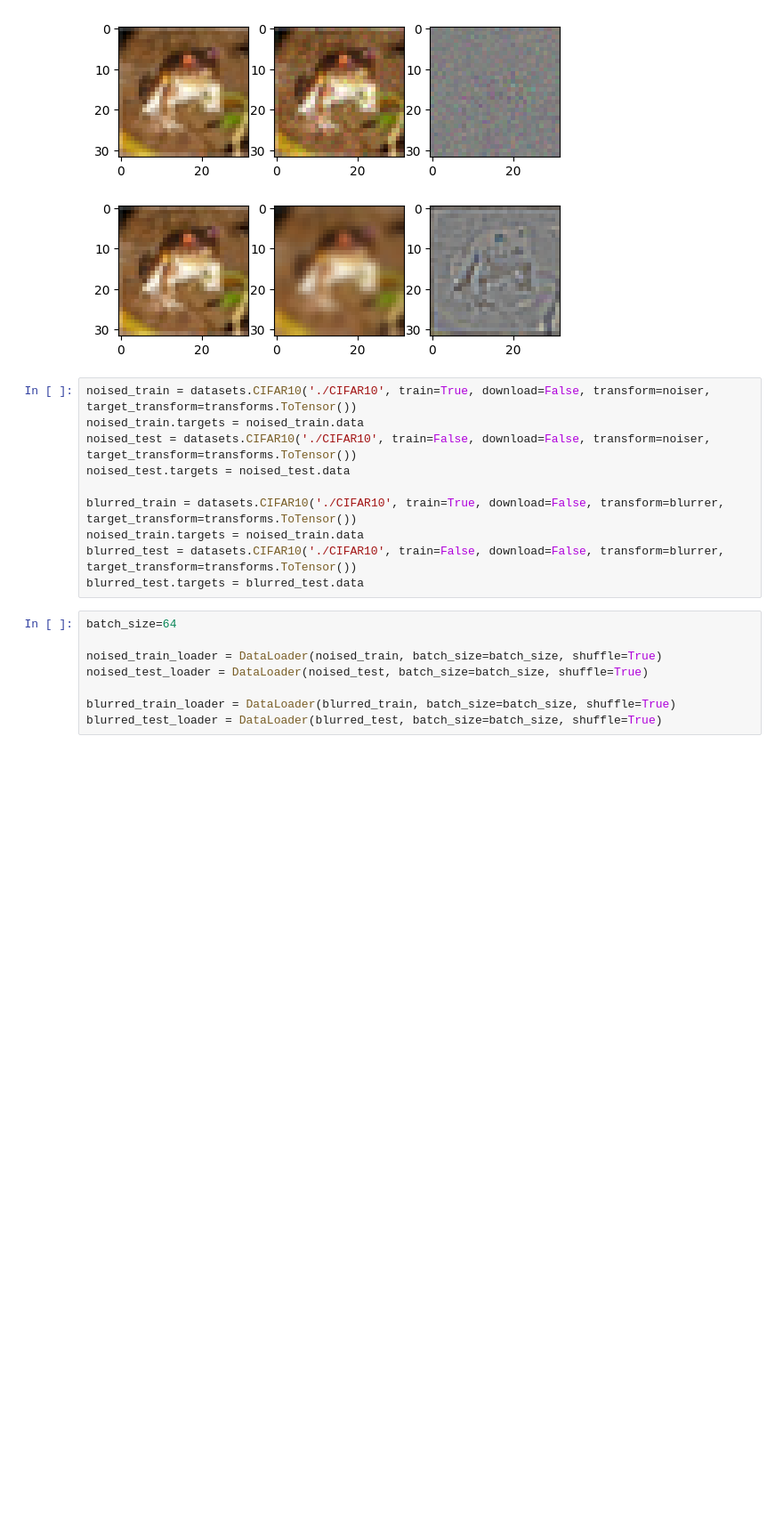
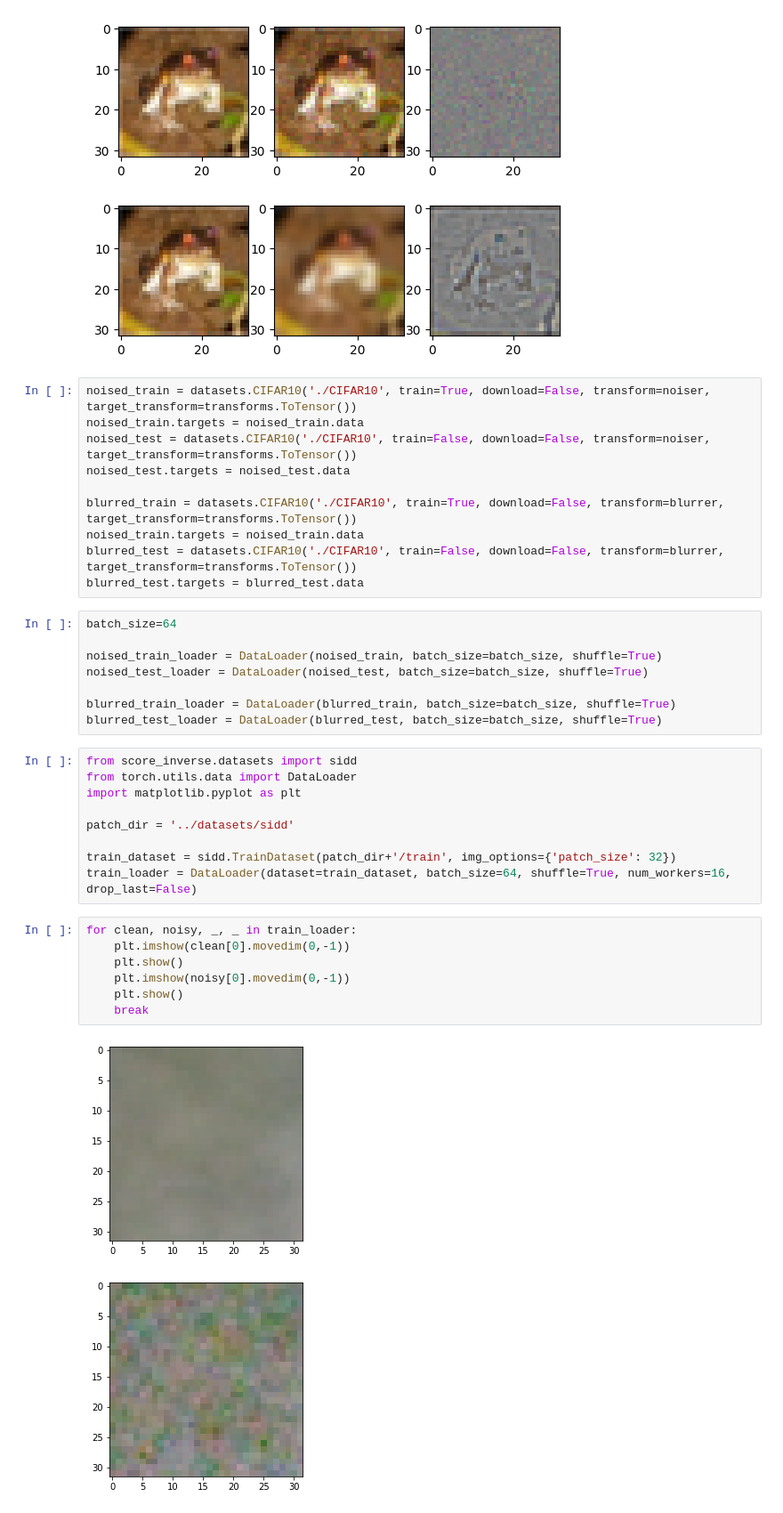
Before and after one commit to andylolu2/score-sde-inverse, a Jupyter notebook: notebooks/test.ipynb, the cells around one changed output. Shown at 89% size. Drawn from its saved outputs; the diff is of its cells as text; blank space fills up the shorter version.

Commit message:
sidd dataset and dataloaders

```diff
--- a/notebooks/test.ipynb
+++ b/notebooks/test.ipynb
@@ -134,3 +134,22 @@ noised_test_loader = DataLoader(noised_test, batch_size=batch_size, shuffle=True
 
 blurred_train_loader = DataLoader(blurred_train, batch_size=batch_size, shuffle=True)
 blurred_test_loader = DataLoader(blurred_test, batch_size=batch_size, shuffle=True)
+# %%
+from score_inverse.datasets import sidd
+from torch.utils.data import DataLoader
+import matplotlib.pyplot as plt
+
+patch_dir = '../datasets/sidd'
+
+train_dataset = sidd.TrainDataset(patch_dir+'/train', img_options={'patch_size': 32})
+train_loader = DataLoader(dataset=train_dataset, batch_size=64, shuffle=True, num_workers=16, drop_last=False)
+# %%
+for clean, noisy, _, _ in train_loader:
+    plt.imshow(clean[0].movedim(0,-1))
+    plt.show()
+    plt.imshow(noisy[0].movedim(0,-1))
+    plt.show()
+    break
+# %% [output]
+[figure, added]
+[figure, added]
```
Also changed, not shown: 4 other files.
